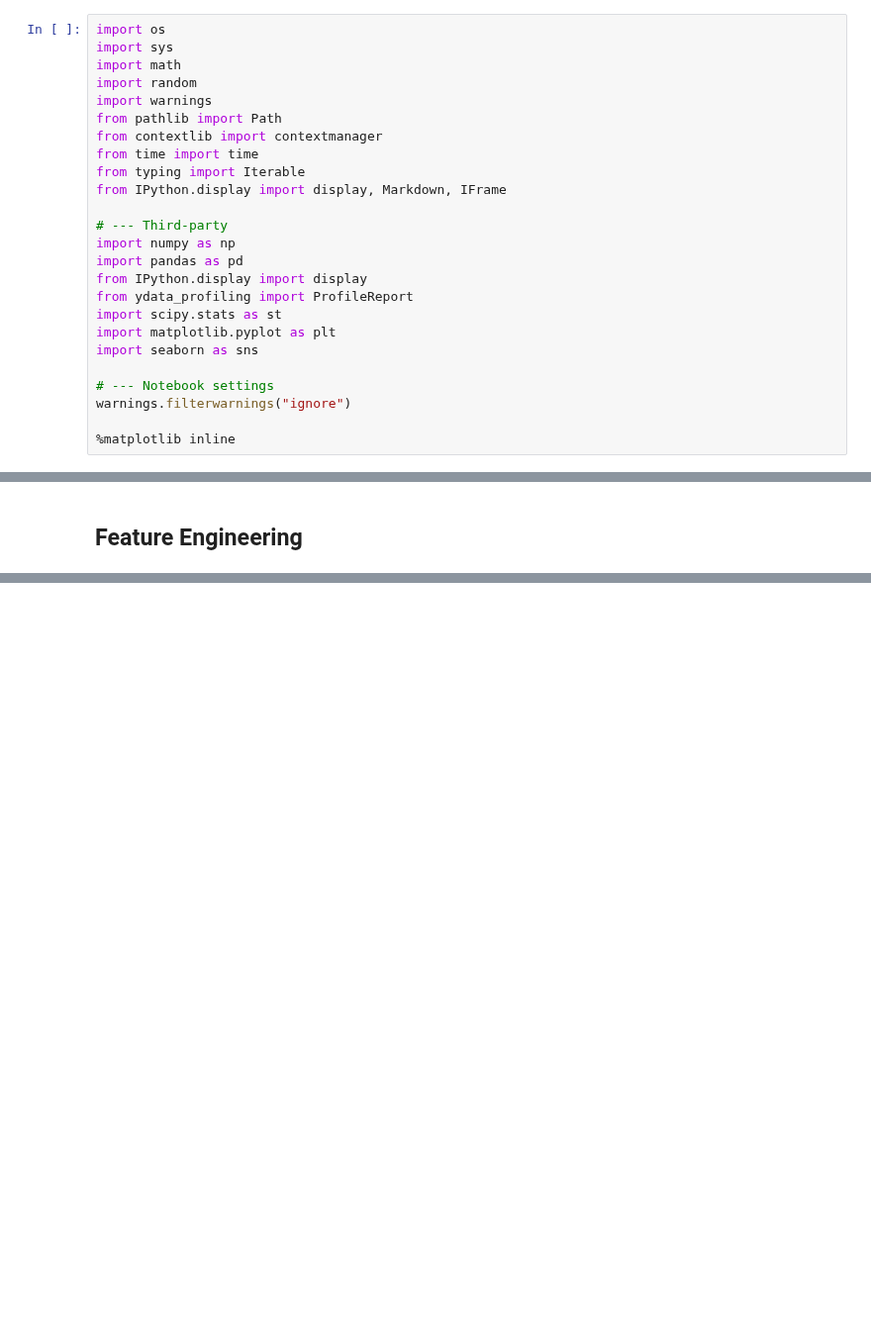
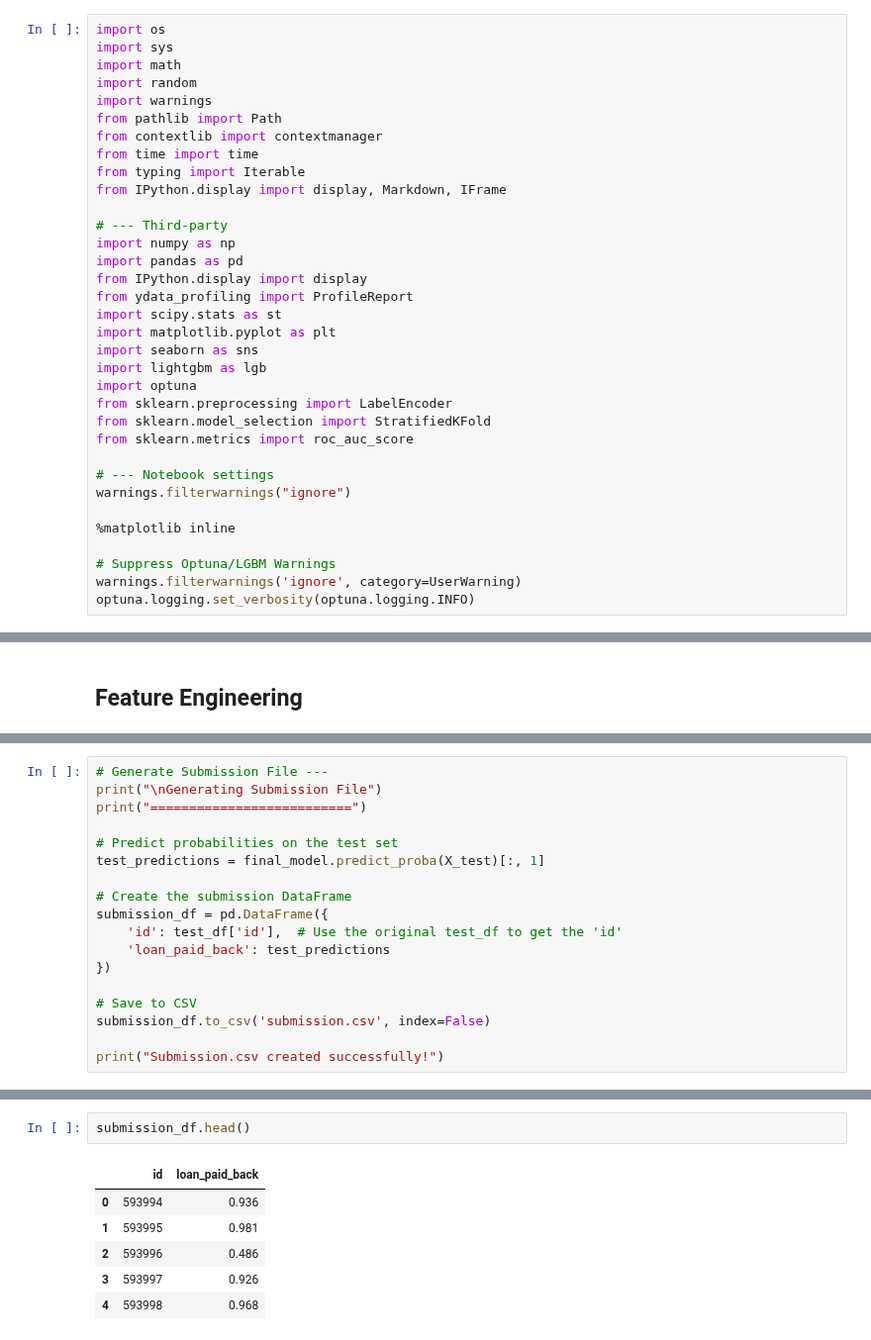
Before and after one commit to SteveTarter/kaggle-playground-series, a Jupyter notebook: 2025/s5e11/Predicting Loan Payback (S5E11).ipynb, the cells around one changed output, grey strips where cells are left out. Shown at 99% size. Cells and saved outputs as stored; diff of their text form; blank space fills up the shorter version.

```diff
--- a/2025/s5e11/Predicting Loan Payback (S5E11).ipynb
+++ b/2025/s5e11/Predicting Loan Payback (S5E11).ipynb
@@ -60,11 +60,20 @@ from ydata_profiling import ProfileReport
 import scipy.stats as st
 import matplotlib.pyplot as plt
 import seaborn as sns
+import lightgbm as lgb
+import optuna
+from sklearn.preprocessing import LabelEncoder
+from sklearn.model_selection import StratifiedKFold
+from sklearn.metrics import roc_auc_score
 
 # --- Notebook settings
 warnings.filterwarnings("ignore")
 
 %matplotlib inline
+
+# Suppress Optuna/LGBM Warnings
+warnings.filterwarnings('ignore', category=UserWarning)
+optuna.logging.set_verbosity(optuna.logging.INFO)
 # %% [output]
 Upgrade to ydata-sdk
 Improve your data and profiling with ydata-sdk, featuring data quality scoring, redundancy detection, outlier identification, text validation, and synthetic data generation.
@@ -737,0 +987,18 @@ Our deep dive using ydata_profiling and comparative analysis has moved beyond hy
+# %%
+# Generate Submission File ---
+print("\nGenerating Submission File")
+print("==========================")
+
+# Predict probabilities on the test set
+test_predictions = final_model.predict_proba(X_test)[:, 1]
+
+# Create the submission DataFrame
+submission_df = pd.DataFrame({
+    'id': test_df['id'],  # Use the original test_df to get the 'id'
+    'loan_paid_back': test_predictions
+})
+
+# Save to CSV
+submission_df.to_csv('submission.csv', index=False)
+
+print("Submission.csv created successfully!")
@@ -737,0 +1009,9 @@ Our deep dive using ydata_profiling and comparative analysis has moved beyond hy
+# %%
+submission_df.head()
+# %% [output]
+|  | id | loan_paid_back |
+| 0 | 593994 | 0.936 |
+| 1 | 593995 | 0.981 |
+| 2 | 593996 | 0.486 |
+| 3 | 593997 | 0.926 |
+| 4 | 593998 | 0.968 |
```
Also changed, not shown: parts of 13 cells of this notebook, 4 other files.
